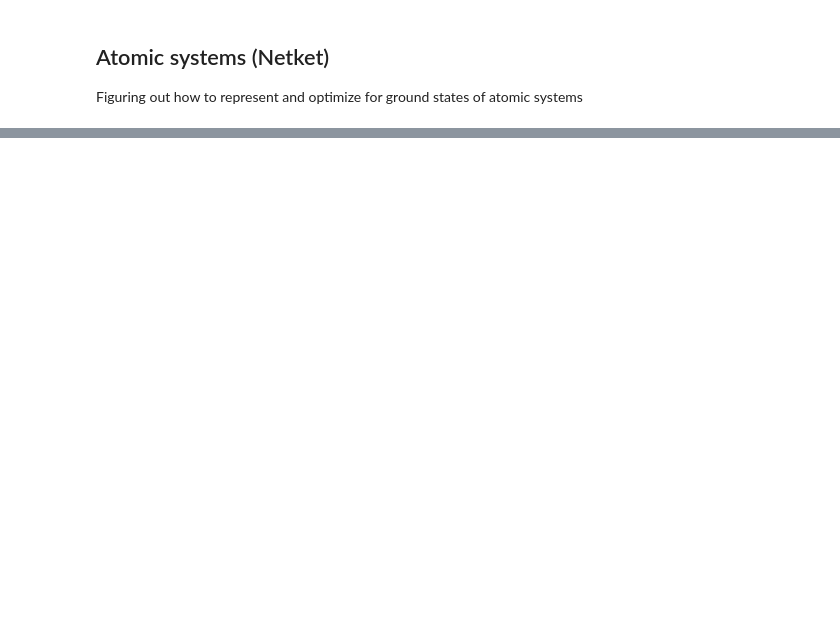
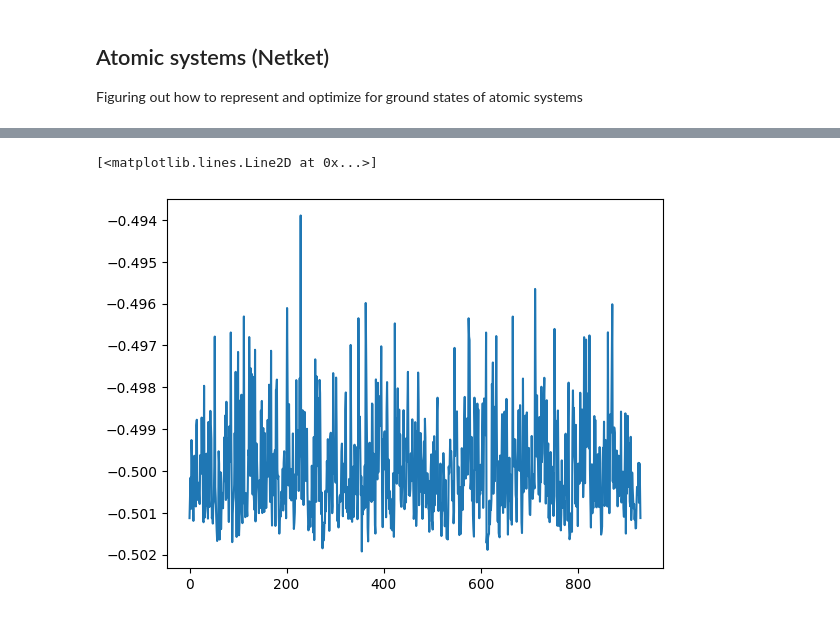
Before and after one commit to Parvfect/QVMC, a Jupyter notebook: netket/atomic_systems.ipynb, the cells around one changed output, grey strips where cells are left out. Saved outputs shown, nothing was run; the diff lists cells and outputs as text; code cells hidden in the pictures; blank space fills up the shorter version.

```diff
--- a/netket/atomic_systems.ipynb
+++ b/netket/atomic_systems.ipynb
@@ -112,0 +165,5 @@ Text(0.5, 1.0, 'Jastrow Ansatz')
+# %%
+plt.plot(log['E']['Mean'])
+# %% [output]
+[<matplotlib.lines.Line2D at 0x...>]
+[figure, added]
```
Also changed, not shown: parts of 19 cells of this notebook, 1 other file.
